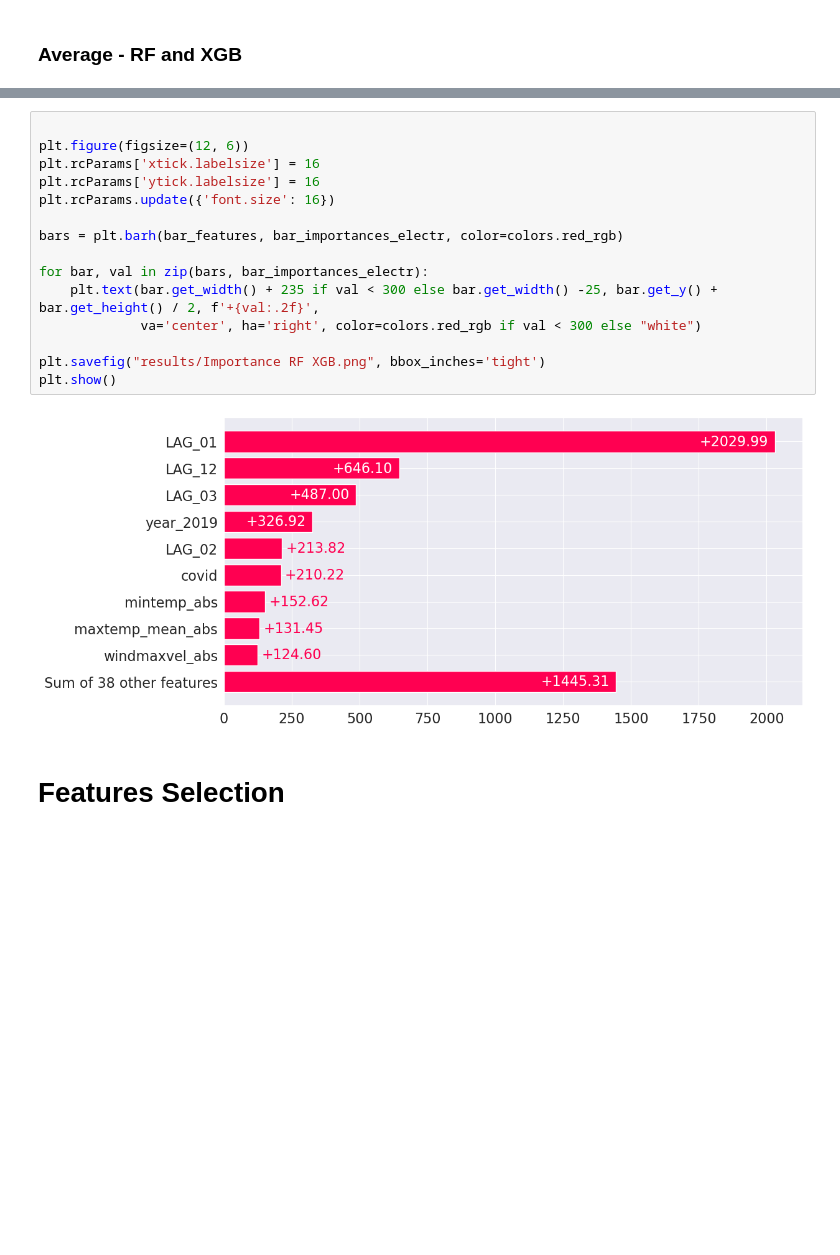
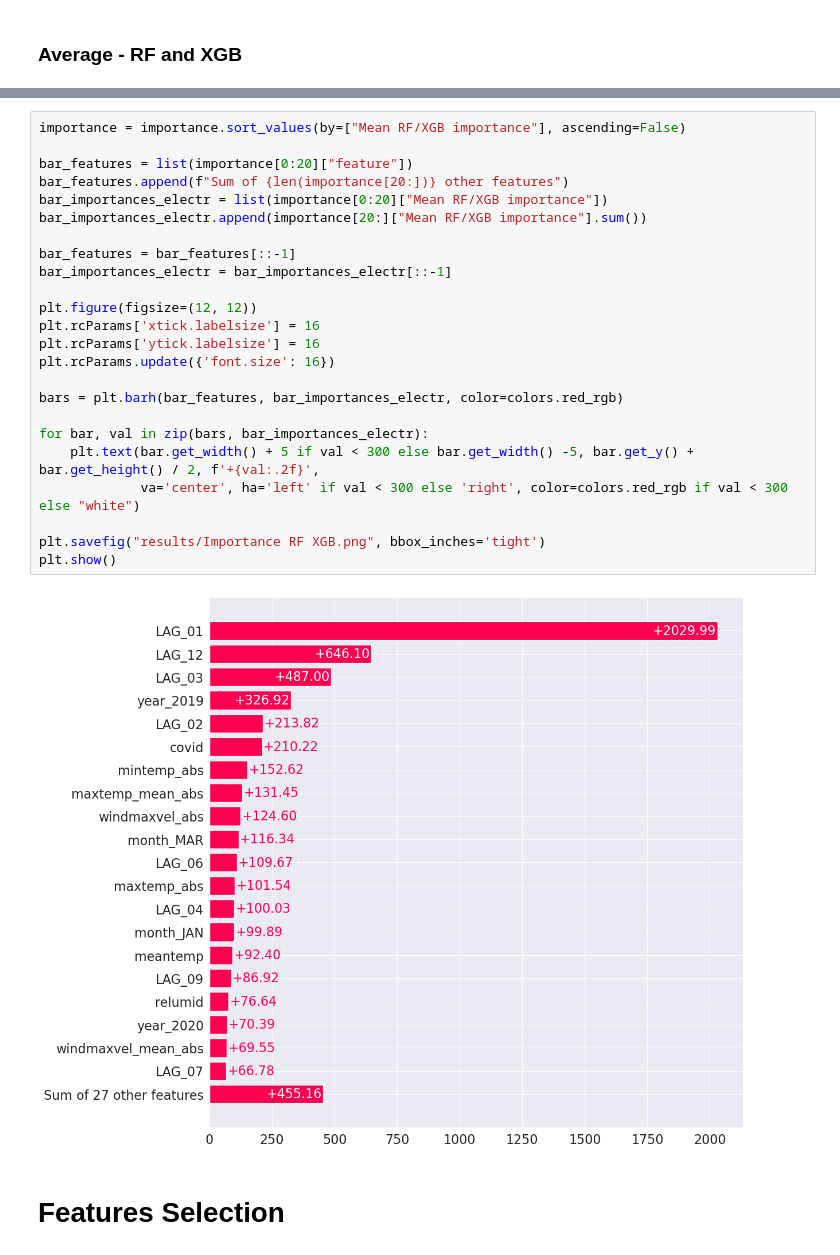
Before and after one commit to eduardoalba0/ifpr_electricity_ml, a Jupyter notebook: DataPreparation.ipynb, the cells around one changed output, grey strips where cells are left out. Saved outputs shown, nothing was run; the diff lists cells and outputs as text; blank space fills up the shorter version.

```diff
--- a/DataPreparation.ipynb
+++ b/DataPreparation.ipynb
@@ -387,22 +378,31 @@ importance
 | 12 | LAG_12 | 646.097926 |
 | 1 | LAG_01 | 2029.987281 |
 # %%
+importance = importance.sort_values(by=["Mean RF/XGB importance"], ascending=False)
 
-plt.figure(figsize=(12, 6))
+bar_features = list(importance[0:20]["feature"])
+bar_features.append(f"Sum of {len(importance[20:])} other features")
+bar_importances_electr = list(importance[0:20]["Mean RF/XGB importance"])
+bar_importances_electr.append(importance[20:]["Mean RF/XGB importance"].sum())
+
+bar_features = bar_features[::-1]
+bar_importances_electr = bar_importances_electr[::-1]
+
+plt.figure(figsize=(12, 12))
 plt.rcParams['xtick.labelsize'] = 16
 plt.rcParams['ytick.labelsize'] = 16
 plt.rcParams.update({'font.size': 16})
 
 bars = plt.barh(bar_features, bar_importances_electr, color=colors.red_rgb)
 
 for bar, val in zip(bars, bar_importances_electr):
-    plt.text(bar.get_width() + 235 if val < 300 else bar.get_width() -25, bar.get_y() + bar.get_height() / 2, f'+{val:.2f}',
-             va='center', ha='right', color=colors.red_rgb if val < 300 else "white")
+    plt.text(bar.get_width() + 5 if val < 300 else bar.get_width() -5, bar.get_y() + bar.get_height() / 2, f'+{val:.2f}',
+             va='center', ha='left' if val < 300 else 'right', color=colors.red_rgb if val < 300 else "white")
 
 plt.savefig("results/Importance RF XGB.png", bbox_inches='tight')
 plt.show()
 # %% [output]
-[figure, old version]
+[figure, new version]
 # %% [markdown]
 # Features Selection
 # %%
```
Also changed, not shown: parts of 2 cells of this notebook, 12 other files.
